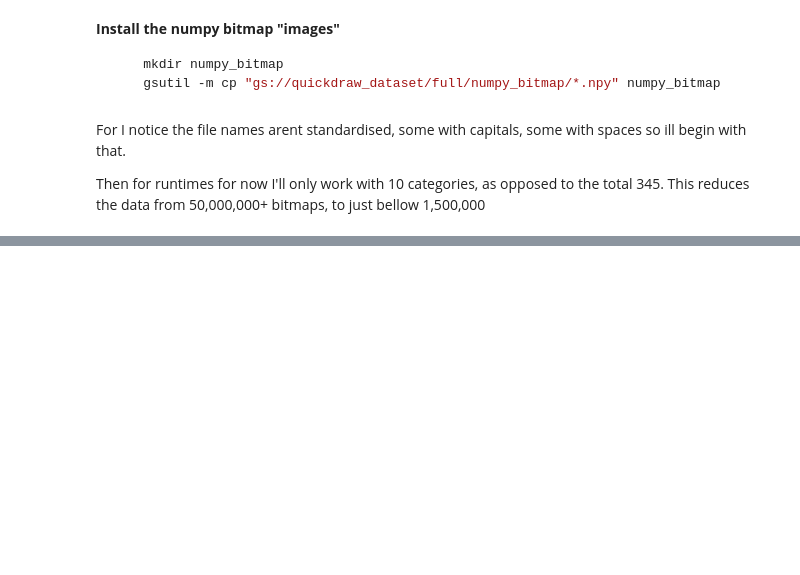
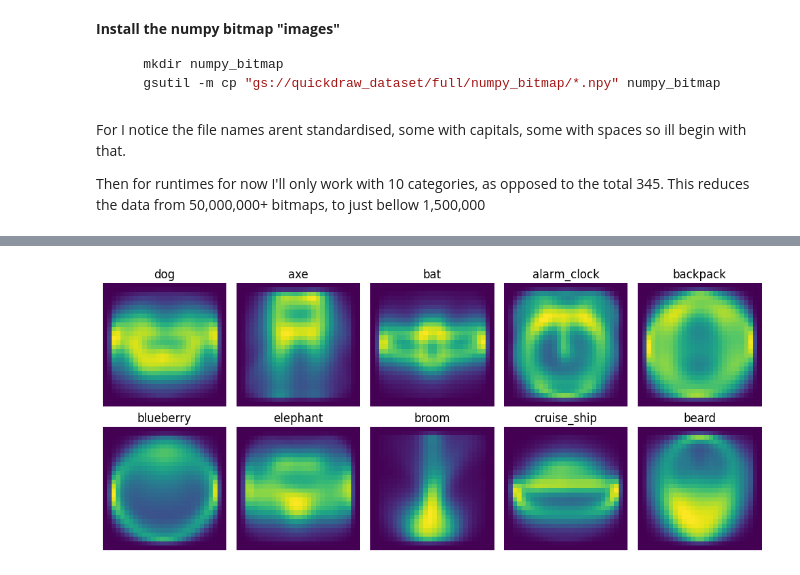
Before and after one commit to SafoanMiah/quick-draw-neural-net, a Jupyter notebook: main.ipynb, the cells around one changed output, grey strips where cells are left out. Saved outputs shown, nothing was run; the diff lists cells and outputs as text; code cells hidden in the pictures; blank space fills up the shorter version.

```diff
--- a/main.ipynb
+++ b/main.ipynb
@@ -124,0 +125,33 @@ show_images(bmap, 20)
+# %%
+def category_heatmap(df):
+    '''
+    Overlaying bitmaps of different category to create a heatmap
+
+    parameters:
+    df: dataframe with X and y columns
+
+    output: categorical heatmaps
+    returns: none
+    '''
+
+    categories = df['y'].unique()
+    n_cat = len(categories)
+
+    fig_h = 1.5 * (n_cat//3)
+    fig, axs = plt.subplots(n_cat//5, 5, figsize=(10, fig_h))
+    axs = axs.flatten()
+
+    for n in range(n_cat):
+        arrs = df[df['y'] == categories[n]]['X']
+        heatmap = np.stack(arrs).sum(axis=0)
+
+        axs[n].imshow(heatmap)
+        axs[n].set_title(categories[n])
+        axs[n].axis('off')
+
+    plt.tight_layout()
+    plt.show()
+# %%
+category_heatmap(bmap)
+# %% [output]
+[figure, added]
```
Also changed, not shown: parts of 10 cells of this notebook.
